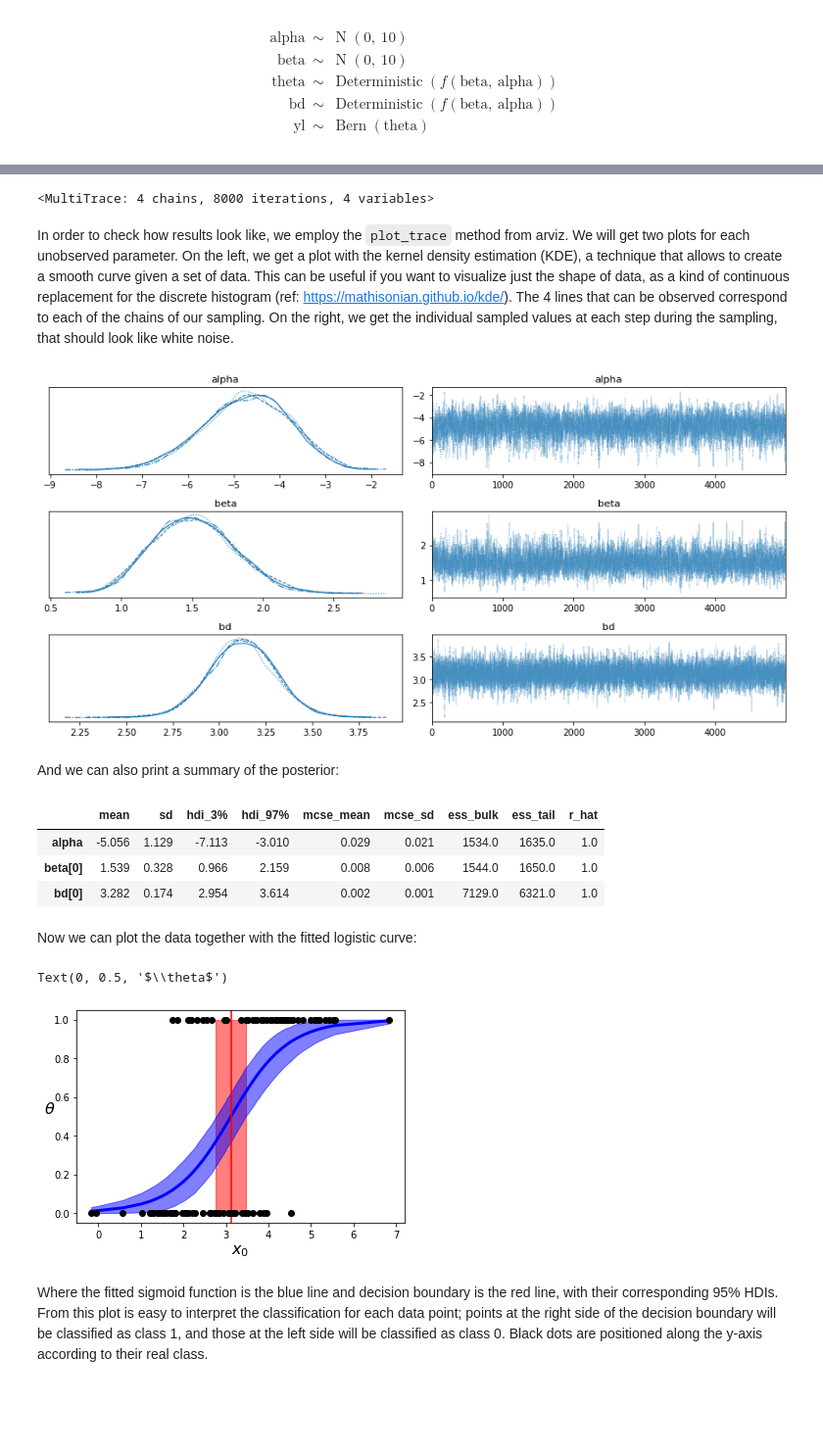
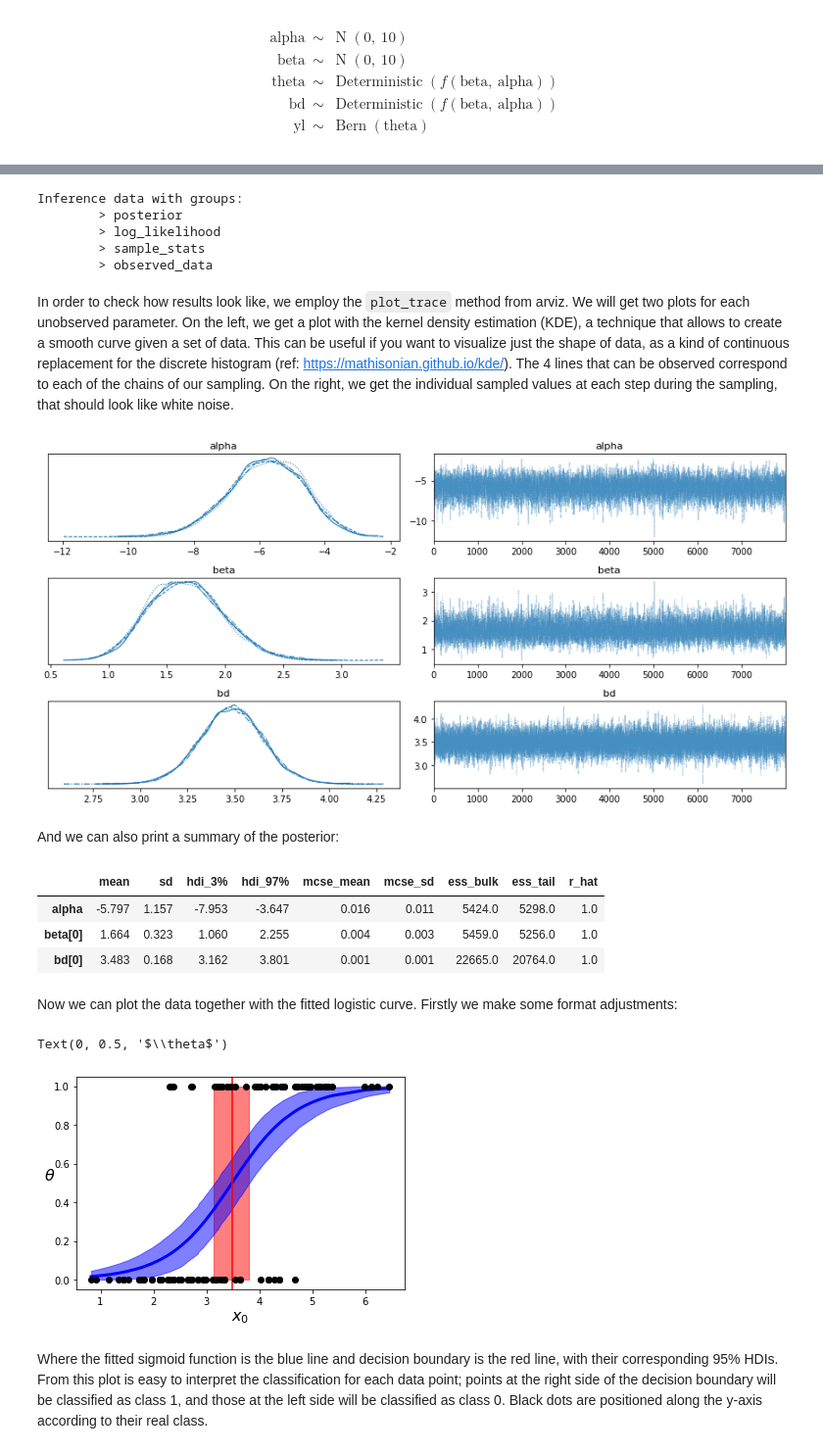
Before and after one commit to claudia-hm/BSPP, a Jupyter notebook: Project/submission/Logistic regression with pymc.ipynb, the cells around one changed output, grey strips where cells are left out. Shown at 98% size. Drawn from its saved outputs; the diff is of its cells as text; code cells hidden in the pictures; blank space fills up the shorter version.

```diff
--- a/Project/submission/Logistic regression with pymc.ipynb
+++ b/Project/submission/Logistic regression with pymc.ipynb
@@ -71,5 +71,5 @@ with pm.Model() as model_0:
     yl = pm.Bernoulli('yl', p=theta, observed=y_0)
     start = pm.find_MAP()
     step = pm.NUTS()
-    trace_0 = pm.sample(8000, step, start, return_inferencedata=False)
+    trace_0 = pm.sample(8000, step, start)
 # %% [output]
@@ -95,7 +96,11 @@ The output of the sampling process in `trace_0`, a `MultiTrace` object that cont
 # %%
 trace_0
 # %% [output]
-<MultiTrace: 4 chains, 8000 iterations, 4 variables>
+Inference data with groups:
+        > posterior
+        > log_likelihood
+        > sample_stats
+        > observed_data
 # %% [markdown]
 In order to check how results look like, we employ the `plot_trace` method from arviz. We will get two plots for each unobserved parameter. On the left, we get a plot with the kernel density estimation (KDE), a technique that allows to create a smooth curve given a set of data. This can be useful if you want to visualize just the shape of data, as a kind of continuous replacement for the discrete histogram (ref: https://mathisonian.github.io/kde/). The 4 lines that can be observed correspond to each of the chains of our sampling. On the right, we get the individual sampled values at each step during the sampling, that should look like white noise.
 # %%
@@ -104,35 +109,41 @@ az.plot_trace(trace_0, varnames)
 plt.tight_layout()
 plt.show()
 # %% [output]
-[figure, old version]
+[figure, new version]
 # %% [markdown]
 And we can also print a summary of the posterior:
 # %%
 pm.summary(trace_0, varnames)
 # %% [output]
 |  | mean | sd | hdi_3% | hdi_97% | mcse_mean | mcse_sd | ess_bulk | ess_tail | r_hat |
-| alpha | -5.056 | 1.129 | -7.113 | -3.010 | 0.029 | 0.021 | 1534.0 | 1635.0 | 1.0 |
-| beta[0] | 1.539 | 0.328 | 0.966 | 2.159 | 0.008 | 0.006 | 1544.0 | 1650.0 | 1.0 |
-| bd[0] | 3.282 | 0.174 | 2.954 | 3.614 | 0.002 | 0.001 | 7129.0 | 6321.0 | 1.0 |
+| alpha | -5.797 | 1.157 | -7.953 | -3.647 | 0.016 | 0.011 | 5424.0 | 5298.0 | 1.0 |
+| beta[0] | 1.664 | 0.323 | 1.060 | 2.255 | 0.004 | 0.003 | 5459.0 | 5256.0 | 1.0 |
+| bd[0] | 3.483 | 0.168 | 3.162 | 3.801 | 0.001 | 0.001 | 22665.0 | 20764.0 | 1.0 |
 # %% [markdown]
-Now we can plot the data together with the fitted logistic curve:
+Now we can plot the data together with the fitted logistic curve. Firstly we make some format adjustments:
+# %%
+trace_pymc_0 = {}
+
+theta_mc = np.array(trace_0.posterior['theta'])
+trace_pymc_0['theta'] = theta_mc.reshape(theta_mc.shape[0]*theta_mc.shape[1], theta_mc.shape[2])
+trace_pymc_0['bd'] = np.array(trace_0.posterior['bd']).flatten()
 # %%
-theta = trace_0['theta'].mean(axis=0)
+theta = trace_pymc_0['theta'].mean(axis=0)
 idx = np.argsort(x_0.flatten())
 plt.plot(x_0.flatten()[idx], theta[idx], color='b', lw=3);
-plt.axvline(trace_0['bd'].mean(), ymax=1, color='r')
-bd_hpd = az.hdi(trace_0['bd'], hdi_prob=.95)[0]
+plt.axvline(trace_pymc_0['bd'].mean(), ymax=1, color='r')
+bd_hpd = az.hdi(trace_pymc_0['bd'], hdi_prob=.95)
 plt.fill_betweenx([0, 1], bd_hpd[0], bd_hpd[1], color='r', alpha=0.5)
 
 plt.plot(x_0, y_0, 'o', color='k')
-theta_hpd = az.hdi(trace_0['theta'], hdi_prob=.95)[idx]
+theta_hpd = az.hdi(trace_pymc_0['theta'], hdi_prob=.95)[idx]
 plt.fill_between(x_0.flatten()[idx], theta_hpd[:,0], theta_hpd[:,1], color='b', alpha=0.5)
 
 plt.xlabel(r'$x_0$', fontsize=16)
 plt.ylabel(r'$\theta$', rotation=0, fontsize=16)
 # %% [output]
 Text(0, 0.5, '$\\theta$')
-[figure, old version]
+[figure, new version]
 # %% [markdown]
 Where the fitted sigmoid function is the blue line and decision boundary is the red line, with their corresponding 95% HDIs. From this plot is easy to interpret the classification for each data point; points at the right side of the decision boundary will be classified as class 1, and those at the left side will be classified as class 0. Black dots are positioned along the y-axis according to their real class.
 # %% [markdown]
```
Also changed, not shown: parts of 19 cells of this notebook.
